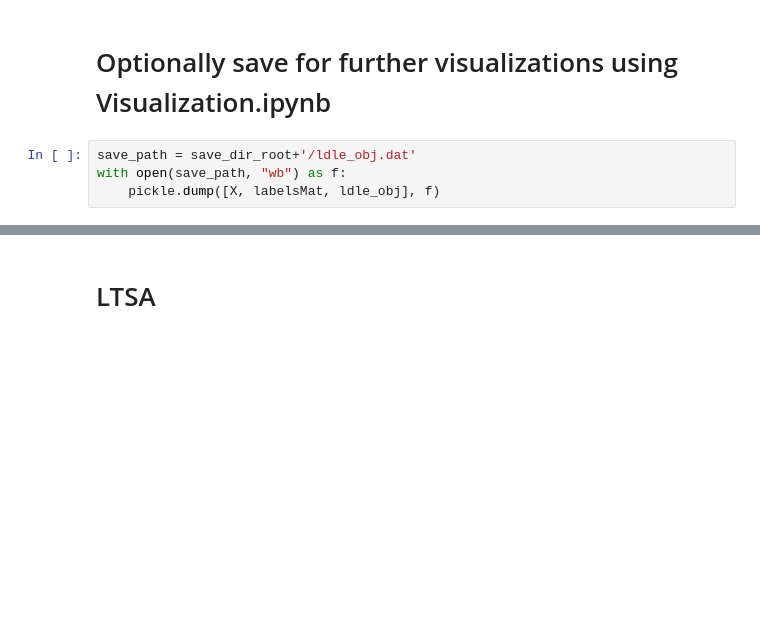
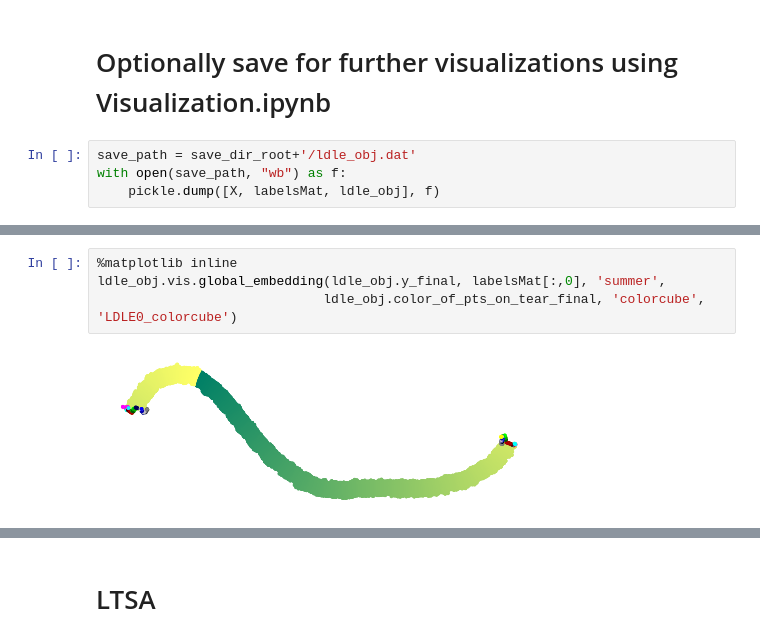
Before and after one commit to chiggum/pyLDLE, a Jupyter notebook: notebooks/mobius strip.ipynb, the cells around one changed output, grey strips where cells are left out. Drawn from its saved outputs; the diff is of its cells as text; blank space fills up the shorter version.

```diff
--- a/notebooks/mobius strip.ipynb
+++ b/notebooks/mobius strip.ipynb
@@ -116,0 +129,6 @@ with open(save_path, "wb") as f:
+# %%
+%matplotlib inline
+ldle_obj.vis.global_embedding(ldle_obj.y_final, labelsMat[:,0], 'summer',
+                             ldle_obj.color_of_pts_on_tear_final, 'colorcube', 'LDLE0_colorcube')
+# %% [output]
+[figure, added]
```
Also changed, not shown: parts of 15 cells of this notebook, 30 other files.
